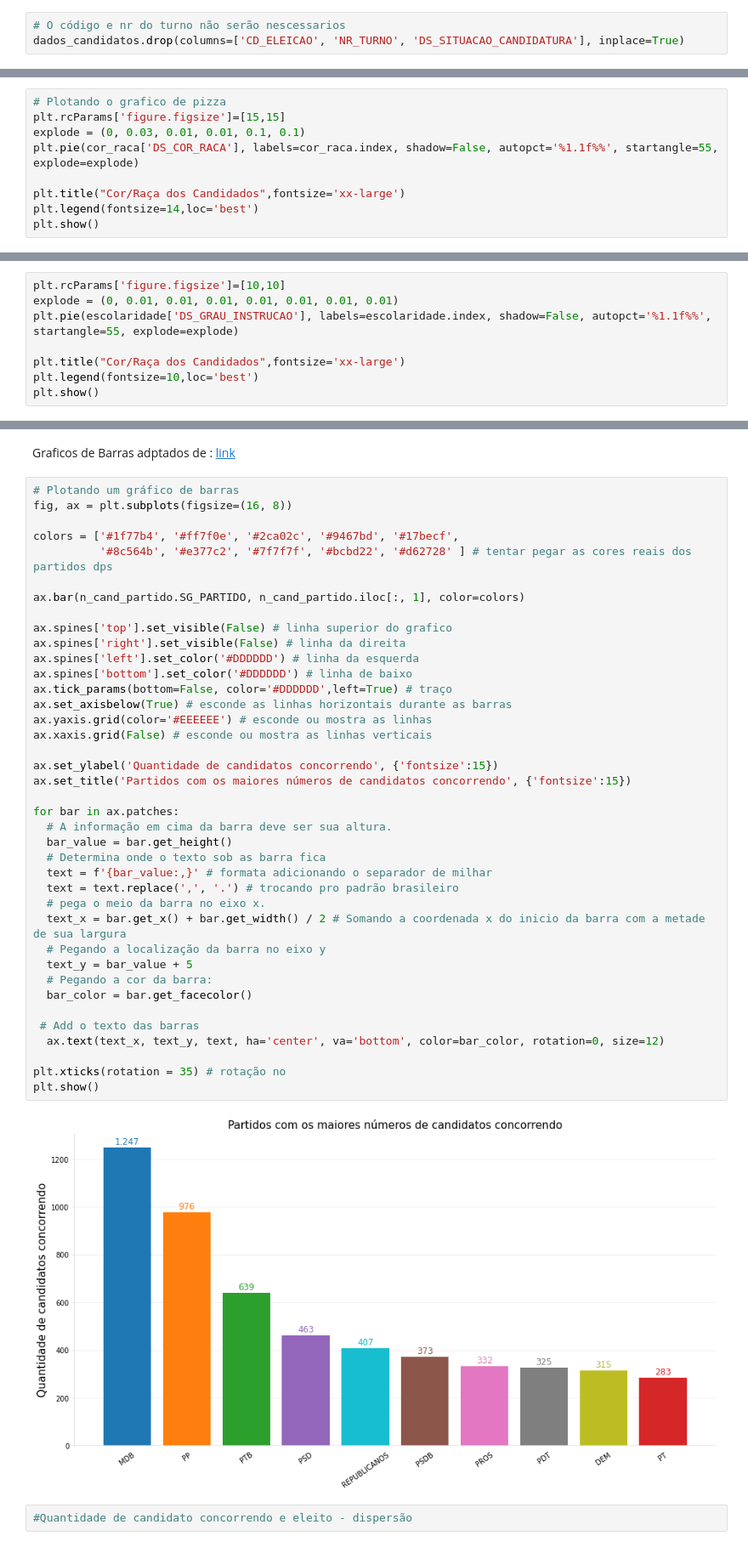
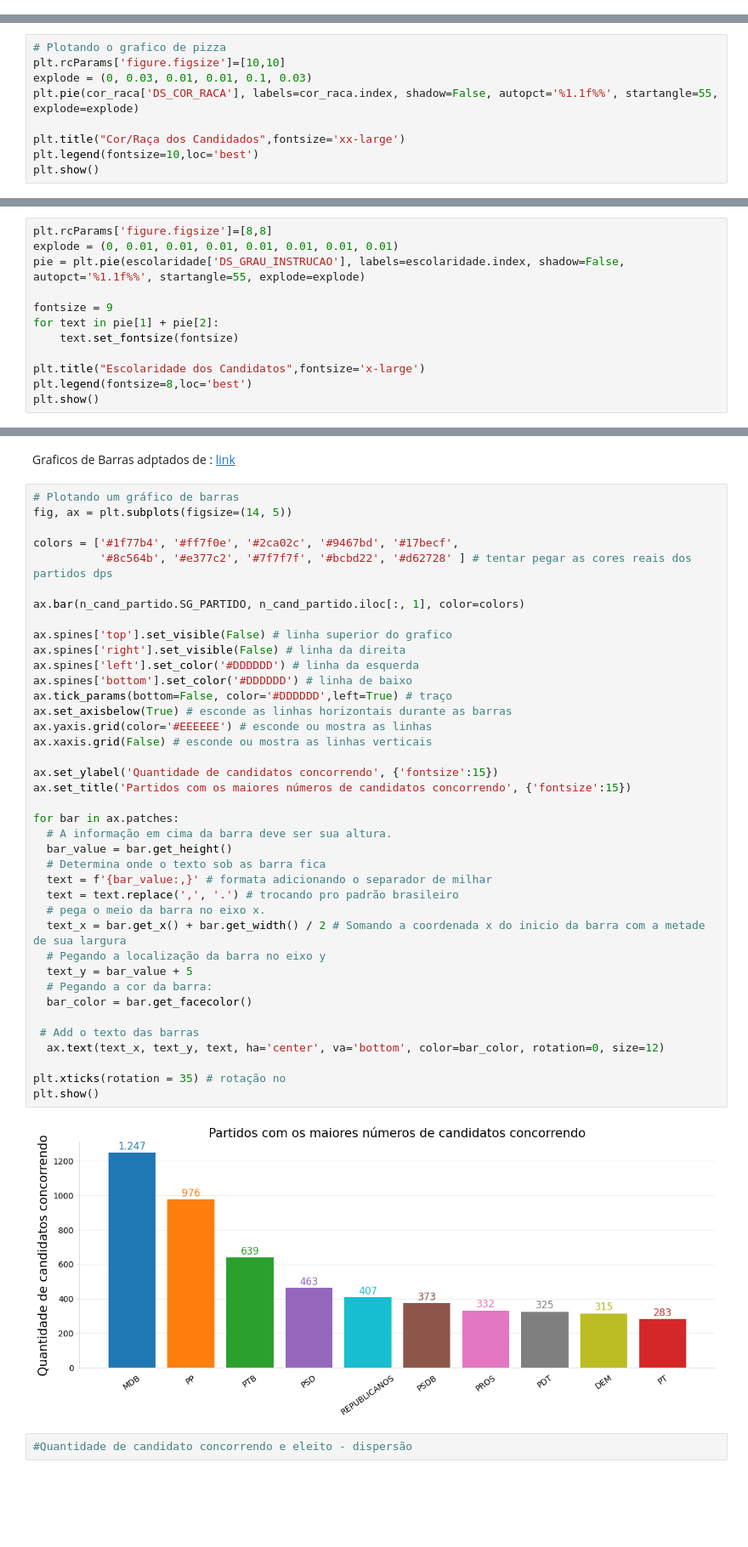
Before and after one commit to leandro-adal/Eleicoes2018-AL, a Jupyter notebook: Projeto_VS_Eleições_2020.ipynb, the cells around one changed output, grey strips where cells are left out. Shown at 85% size. Cells and saved outputs as stored; diff of their text form; blank space fills up the shorter version.

```diff
--- a/Projeto_VS_Eleições_2020.ipynb
+++ b/Projeto_VS_Eleições_2020.ipynb
@@ -191,3 +125,0 @@ dados_candidatos.shape # Vendo a quantidade de linhas e colunas na tabela
-# %%
-# O código e nr do turno não serão nescessarios
-dados_candidatos.drop(columns=['CD_ELEICAO', 'NR_TURNO', 'DS_SITUACAO_CANDIDATURA'], inplace=True)
@@ -1813,11 +740,11 @@ cor_raca
 | AMARELA | 32 |
 # %%
 # Plotando o grafico de pizza
-plt.rcParams['figure.figsize']=[15,15]
-explode = (0, 0.03, 0.01, 0.01, 0.1, 0.1)
+plt.rcParams['figure.figsize']=[10,10]
+explode = (0, 0.03, 0.01, 0.01, 0.1, 0.03)
 plt.pie(cor_raca['DS_COR_RACA'], labels=cor_raca.index, shadow=False, autopct='%1.1f%%', startangle=55, explode=explode)
 
 plt.title("Cor/Raça dos Candidados",fontsize='xx-large')
-plt.legend(fontsize=14,loc='best')
+plt.legend(fontsize=10,loc='best')
 plt.show()
 # %% [output]
@@ -1840,11 +767,15 @@ escolaridade
 | LÊ E ESCREVE | 282 |
 | ANALFABETO | 1 |
 # %%
-plt.rcParams['figure.figsize']=[10,10]
+plt.rcParams['figure.figsize']=[8,8]
 explode = (0, 0.01, 0.01, 0.01, 0.01, 0.01, 0.01, 0.01)
-plt.pie(escolaridade['DS_GRAU_INSTRUCAO'], labels=escolaridade.index, shadow=False, autopct='%1.1f%%', startangle=55, explode=explode)
+pie = plt.pie(escolaridade['DS_GRAU_INSTRUCAO'], labels=escolaridade.index, shadow=False, autopct='%1.1f%%', startangle=55, explode=explode)
 
-plt.title("Cor/Raça dos Candidados",fontsize='xx-large')
-plt.legend(fontsize=10,loc='best')
+fontsize = 9
+for text in pie[1] + pie[2]:
+    text.set_fontsize(fontsize)
+
+plt.title("Escolaridade dos Candidatos",fontsize='x-large')
+plt.legend(fontsize=8,loc='best')
 plt.show()
 # %% [output]
@@ -1909,7 +840,7 @@ Name: 0, dtype: int64
 Graficos de Barras adptados de : [link](https://)
 # %%
 # Plotando um gráfico de barras
-fig, ax = plt.subplots(figsize=(16, 8))
+fig, ax = plt.subplots(figsize=(14, 5))
 
 colors = ['#1f77b4', '#ff7f0e', '#2ca02c', '#9467bd', '#17becf',
           '#8c564b', '#e377c2', '#7f7f7f', '#bcbd22', '#d62728' ] # tentar pegar as cores reais dos partidos dps
@@ -1920,34 +851,34 @@ ax.spines['top'].set_visible(False) # linha superior do grafico
 ax.spines['right'].set_visible(False) # linha da direita
 ax.spines['left'].set_color('#DDDDDD') # linha da esquerda
 ax.spines['bottom'].set_color('#DDDDDD') # linha de baixo
 ax.tick_params(bottom=False, color='#DDDDDD',left=True) # traço
 ax.set_axisbelow(True) # esconde as linhas horizontais durante as barras
 ax.yaxis.grid(color='#EEEEEE') # esconde ou mostra as linhas
 ax.xaxis.grid(False) # esconde ou mostra as linhas verticais
 
 ax.set_ylabel('Quantidade de candidatos concorrendo', {'fontsize':15})
 ax.set_title('Partidos com os maiores números de candidatos concorrendo', {'fontsize':15})
 
 for bar in ax.patches:
   # A informação em cima da barra deve ser sua altura.
   bar_value = bar.get_height()
   # Determina onde o texto sob as barra fica
   text = f'{bar_value:,}' # formata adicionando o separador de milhar
   text = text.replace(',', '.') # trocando pro padrão brasileiro
   # pega o meio da barra no eixo x.
   text_x = bar.get_x() + bar.get_width() / 2 # Somando a coordenada x do inicio da barra com a metade de sua largura
   # Pegando a localização da barra no eixo y
   text_y = bar_value + 5
   # Pegando a cor da barra:
   bar_color = bar.get_facecolor()
 
  # Add o texto das barras
   ax.text(text_x, text_y, text, ha='center', va='bottom', color=bar_color, rotation=0, size=12)
 
 plt.xticks(rotation = 35) # rotação no
 plt.show()
 # %% [output]
-[figure, old version]
+[figure, new version]
 # %%
 #Quantidade de candidato concorrendo e eleito - dispersão
 # %% [markdown]
```
Also changed, not shown: parts of 153 cells of this notebook.
